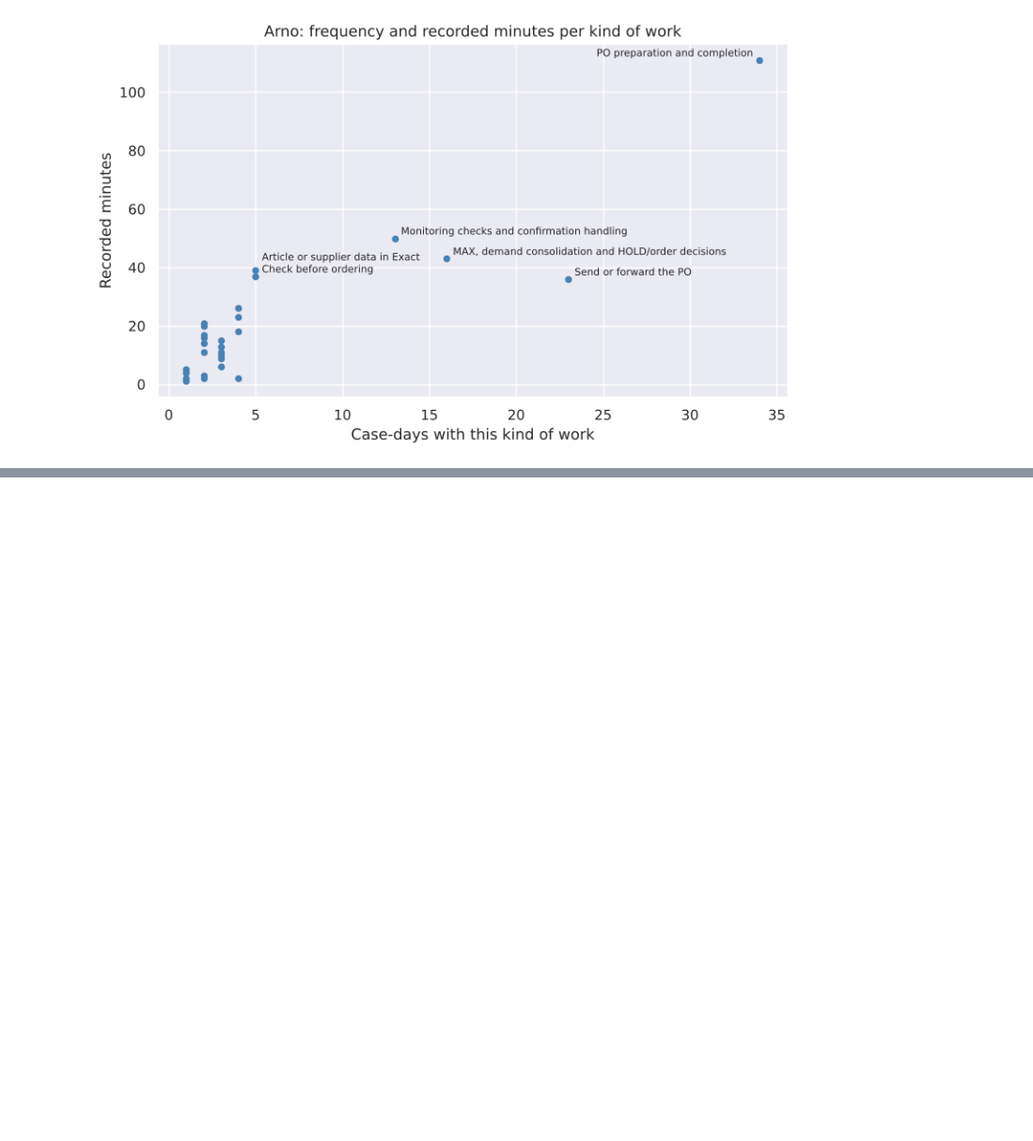
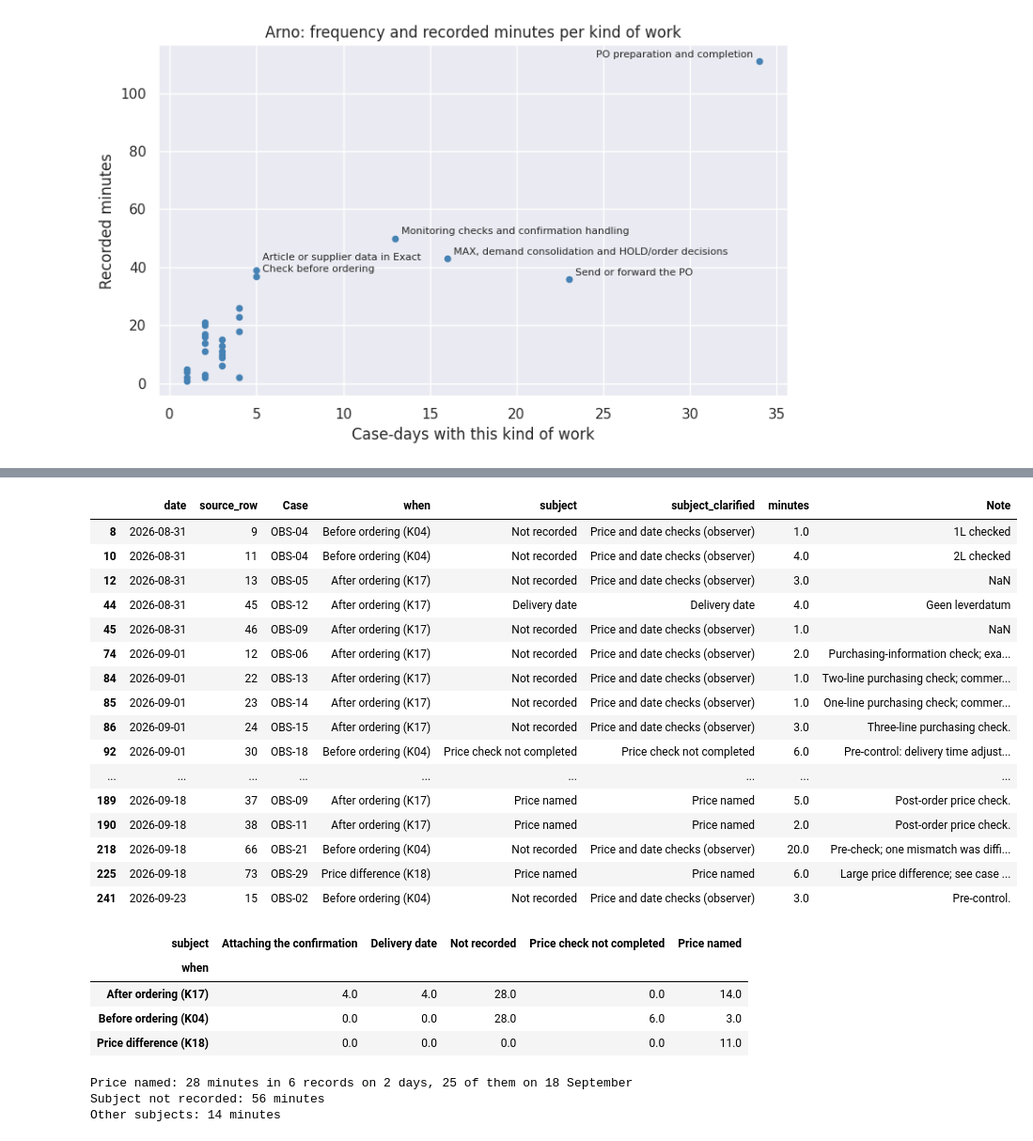
Before and after one commit to Luuuuuig/Bachelor-End-Project, a Jupyter notebook: Arno_Analysis_2026_10_02.ipynb, the cells around one changed output, grey strips where cells are left out. Shown at 94% size. Saved outputs shown, nothing was run; the diff lists cells and outputs as text; code cells hidden in the pictures; blank space fills up the shorter version.

```diff
--- a/Arno_Analysis_2026_10_02.ipynb
+++ b/Arno_Analysis_2026_10_02.ipynb
@@ -2730,0 +2196,39 @@ Drawing work occurs in two cases: 20 minutes plus the four mixed minutes. REQ-Ex
+# %%
+with pd.option_context("display.max_colwidth", 120, "display.max_rows", None):
+    display(order_checks[["date", "source_row", "Case", "when", "subject", "subject_clarified", "minutes", "Note"]].sort_values(["date", "source_row"]))
+display(order_checks.groupby(["when", "subject"])["minutes"].sum().unstack(fill_value=0))
+# %% [output]
+|  | date | source_row | Case | when | subject | subject_clarified | minutes | Note |
+| 8 | 2026-08-31 | 9 | OBS-04 | Before ordering (K04) | Not recorded | Price and date checks (observer) | 1.0 | 1L checked |
+| 10 | 2026-08-31 | 11 | OBS-04 | Before ordering (K04) | Not recorded | Price and date checks (observer) | 4.0 | 2L checked |
+| 12 | 2026-08-31 | 13 | OBS-05 | After ordering (K17) | Not recorded | Price and date checks (observer) | 3.0 | NaN |
+| 44 | 2026-08-31 | 45 | OBS-12 | After ordering (K17) | Delivery date | Delivery date | 4.0 | Geen leverdatum |
+| 45 | 2026-08-31 | 46 | OBS-09 | After ordering (K17) | Not recorded | Price and date checks (observer) | 1.0 | NaN |
+| 74 | 2026-09-01 | 12 | OBS-06 | After ordering (K17) | Not recorded | Price and date checks (observer) | 2.0 | Purchasing-information check; exa... |
+| 84 | 2026-09-01 | 22 | OBS-13 | After ordering (K17) | Not recorded | Price and date checks (observer) | 1.0 | Two-line purchasing check; commer... |
+| 85 | 2026-09-01 | 23 | OBS-14 | After ordering (K17) | Not recorded | Price and date checks (observer) | 1.0 | One-line purchasing check; commer... |
+| 86 | 2026-09-01 | 24 | OBS-15 | After ordering (K17) | Not recorded | Price and date checks (observer) | 3.0 | Three-line purchasing check. |
+| 92 | 2026-09-01 | 30 | OBS-18 | Before ordering (K04) | Price check not completed | Price check not completed | 6.0 | Pre-control: delivery time adjust... |
+| ... | ... | ... | ... | ... | ... | ... | ... | ... |
+| 189 | 2026-09-18 | 37 | OBS-09 | After ordering (K17) | Price named | Price named | 5.0 | Post-order price check. |
+| 190 | 2026-09-18 | 38 | OBS-11 | After ordering (K17) | Price named | Price named | 2.0 | Post-order price check. |
+| 218 | 2026-09-18 | 66 | OBS-21 | Before ordering (K04) | Not recorded | Price and date checks (observer) | 20.0 | Pre-check; one mismatch was diffi... |
+| 225 | 2026-09-18 | 73 | OBS-29 | Price difference (K18) | Price named | Price named | 6.0 | Large price difference; see case ... |
+| 241 | 2026-09-23 | 15 | OBS-02 | Before ordering (K04) | Not recorded | Price and date checks (observer) | 3.0 | Pre-control. |
+| subject | Attaching the confirmation | Delivery date | Not recorded | Price check not completed | Price named |
+| when |  |  |  |  |  |
+| After ordering (K17) | 4.0 | 4.0 | 28.0 | 0.0 | 14.0 |
+| Before ordering (K04) | 0.0 | 0.0 | 28.0 | 6.0 | 3.0 |
+| Price difference (K18) | 0.0 | 0.0 | 0.0 | 0.0 | 11.0 |
+# %%
+# Minutes per group of subjects
+price_named = order_checks.loc[order_checks["subject"].eq("Price named")]
+price_minutes = price_named["minutes"].sum()
+print(f"Price named: {price_minutes:.0f} minutes in {len(price_named)} records on {price_named['date'].nunique()} days, "
+      f"{price_named.loc[price_named['date'].eq('2026-09-18'), 'minutes'].sum():.0f} of them on 18 September")
+print(f"Subject not recorded: {order_checks.loc[order_checks['subject'].eq('Not recorded'), 'minutes'].sum():.0f} minutes")
+print(f"Other subjects: {order_checks.loc[~order_checks['subject'].isin(['Price named', 'Not recorded']), 'minutes'].sum():.0f} minutes")
+# %% [output]
+Price named: 28 minutes in 6 records on 2 days, 25 of them on 18 September
+Subject not recorded: 56 minutes
+Other subjects: 14 minutes
```
Also changed, not shown: parts of 244 cells of this notebook, 1 other file.
